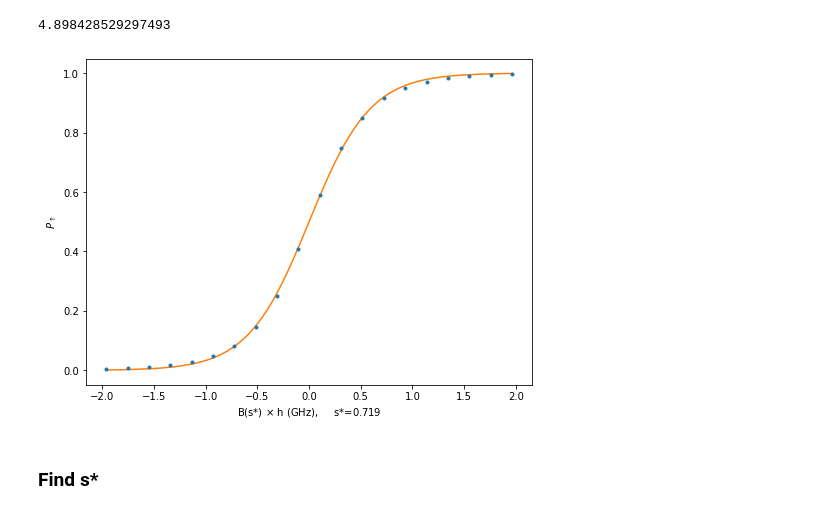
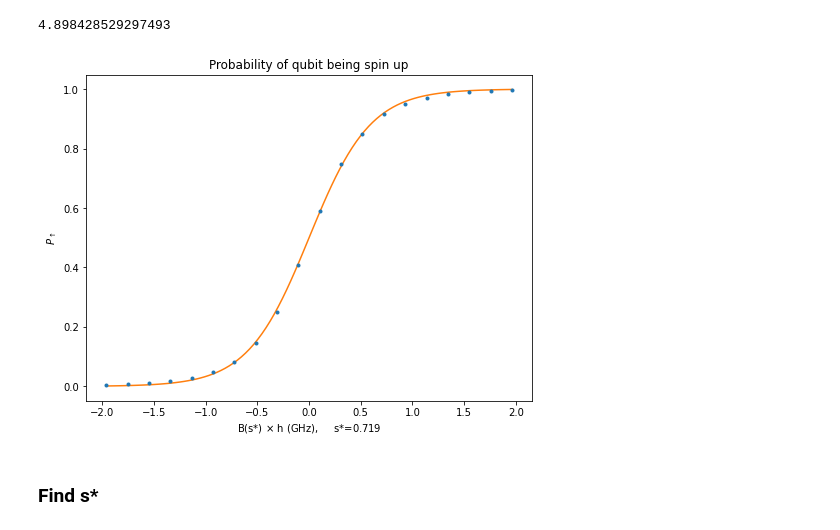
Before and after one commit to federicovisintini/Dwave2000q, a Jupyter notebook: code/0_single_qubit_temperature.ipynb, the cells around one changed output. Cells and saved outputs as stored; diff of their text form; code cells hidden in the pictures.

```diff
--- a/code/0_single_qubit_temperature.ipynb
+++ b/code/0_single_qubit_temperature.ipynb
@@ -308,15 +309,16 @@ Equivalently 14.24 +/- 0.06 mK
 # %%
 # replot, with B on the x-axis
 xx = np.linspace(min(closest_s['B(s) (GHz)'] * biases), max(closest_s['B(s) (GHz)'] * biases), 100)
 
 plt.figure(figsize=(8,6))
 plt.errorbar(closest_s['B(s) (GHz)'] * biases, n_spin_up, dn_spin_up, marker='.', linestyle='')
 plt.plot(xx, temperature_fit_function(xx, popt))
+plt.title('Probability of qubit being spin up')
 plt.xlabel(r'B(s*) $\times$ h (GHz), $\quad$ s*=' + str(s_star))
 plt.ylabel(r'$P_\uparrow$')
 plt.show()
 # %% [output]
-[figure, old version]
+[figure, new version]
 # %% [markdown]
 ### Find s*
 # %% [markdown]
```
Also changed, not shown: parts of 2 cells of this notebook, 2 other files.
